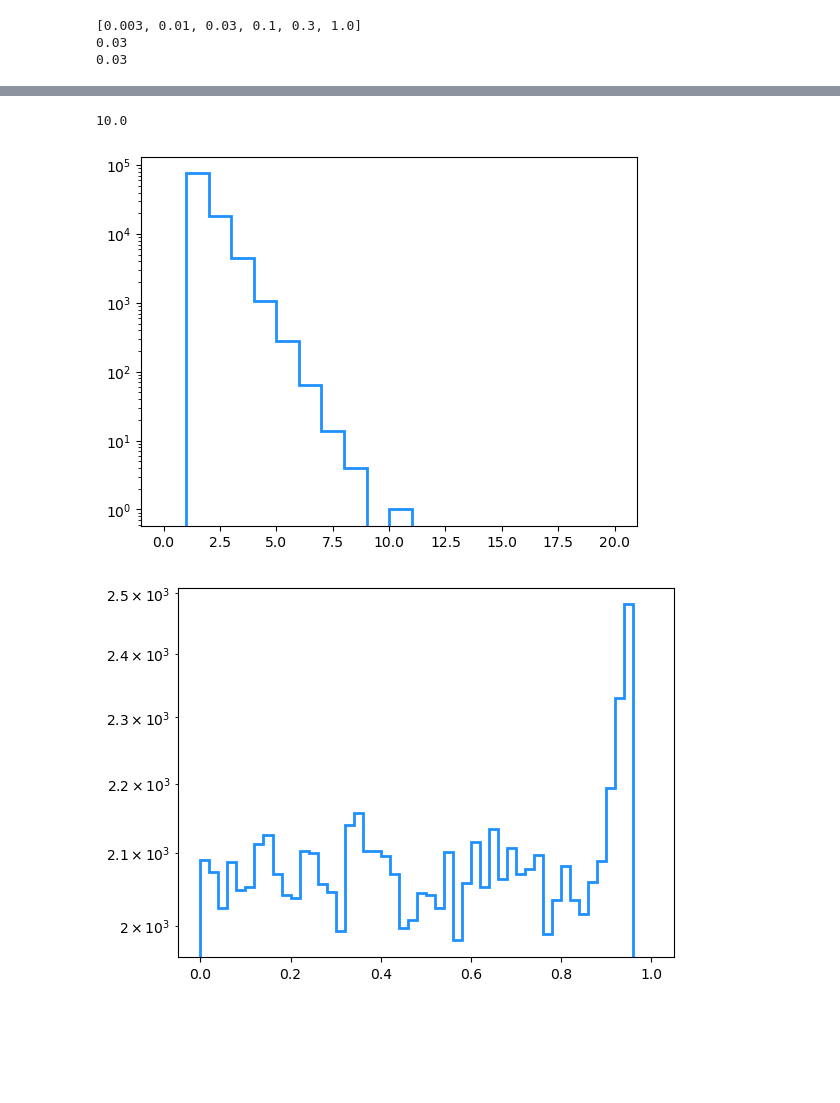
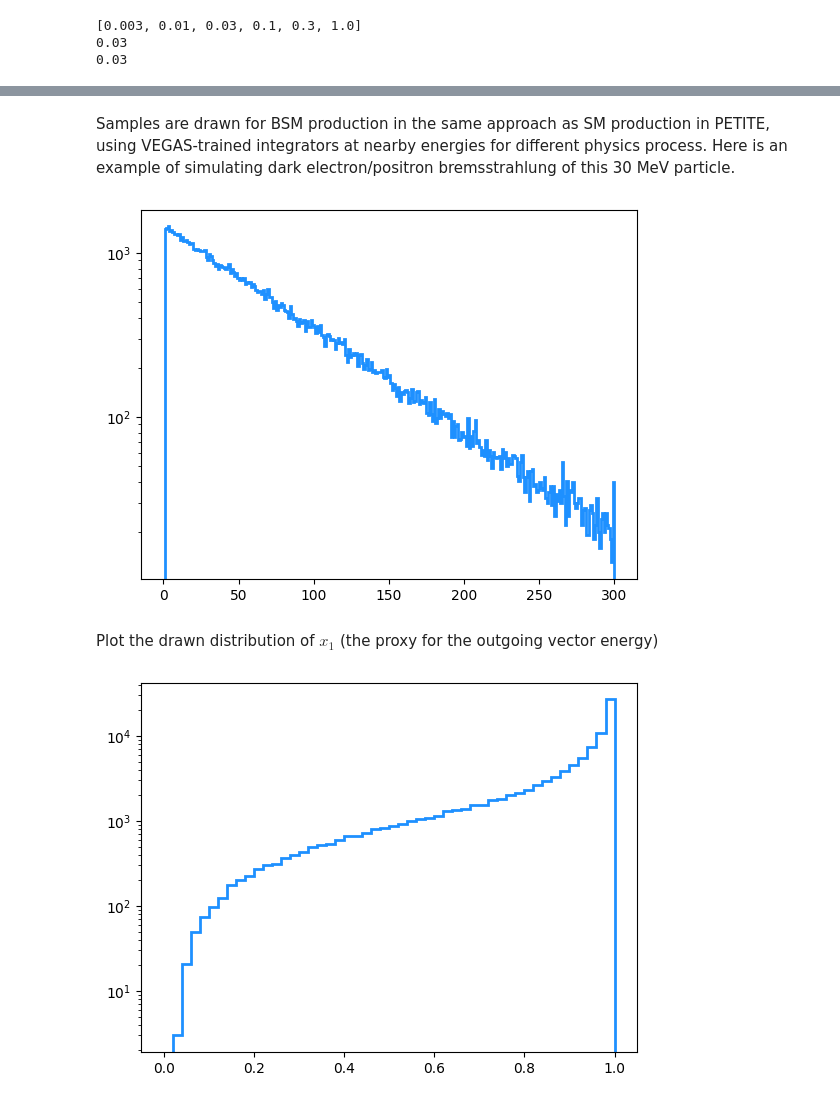
Before and after one commit to kjkellyphys/PETITE, a Jupyter notebook: examples/dark_shower.ipynb, the cells around one changed output, grey strips where cells are left out. Saved outputs shown, nothing was run; the diff lists cells and outputs as text; code cells hidden in the pictures; blank space fills up the shorter version.

```diff
--- a/examples/dark_shower.ipynb
+++ b/examples/dark_shower.ipynb
@@ -127,21 +105,21 @@ Text(0, 0.5, '$\\sigma_{\\rm dark\\ brem.}\\ [\\mathrm{GeV}^{-2}]$')
+# %% [markdown]
+Samples are drawn for BSM production in the same approach as SM production in PETITE, using VEGAS-trained integrators at nearby energies for different physics process. Here is an example of simulating dark electron/positron bremsstrahlung of this 30 MeV particle.
 # %%
 ntrials = []
 xs = []
 for k in tqdm(range(100000)):
-    s0 = sGraphite.draw_dark_sample(1.0, process="DarkAnn", VB=True)
+    s0 = sGraphite.draw_dark_sample(1.0, process="DarkBrem", VB=True)
     xs.append([s0[0], s0[1]])
     ntrials.append(s0[-1])
-# %%
-np.max(ntrials)
-# %% [output]
-10.0
 # %%
-plt.hist(ntrials, bins=np.linspace(0, 20, 21), histtype='step', lw=2, color='dodgerblue')
+plt.hist(ntrials, bins=np.linspace(0, 300, 301), histtype='step', lw=2, color='dodgerblue')
 plt.gca().set_yscale('log')
 # %% [output]
-[figure, old version]
+[figure, new version]
+# %% [markdown]
+Plot the drawn distribution of $x_1$ (the proxy for the outgoing vector energy)
 # %%
 plt.hist(np.transpose(xs)[0], bins=np.linspace(0, 1, 51), histtype='step', lw=2, color='dodgerblue')
 plt.gca().set_yscale('log')
 # %% [output]
-[figure, old version]
+[figure, new version]
```
Also changed, not shown: parts of 27 cells of this notebook, 3 other files.
